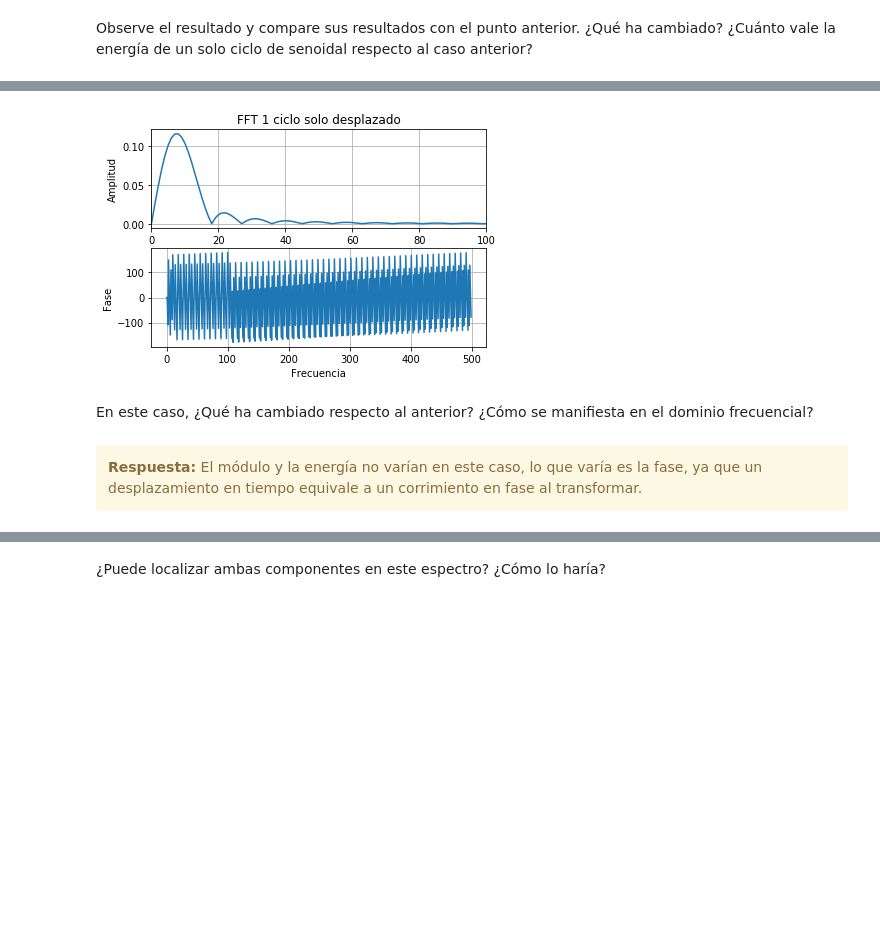
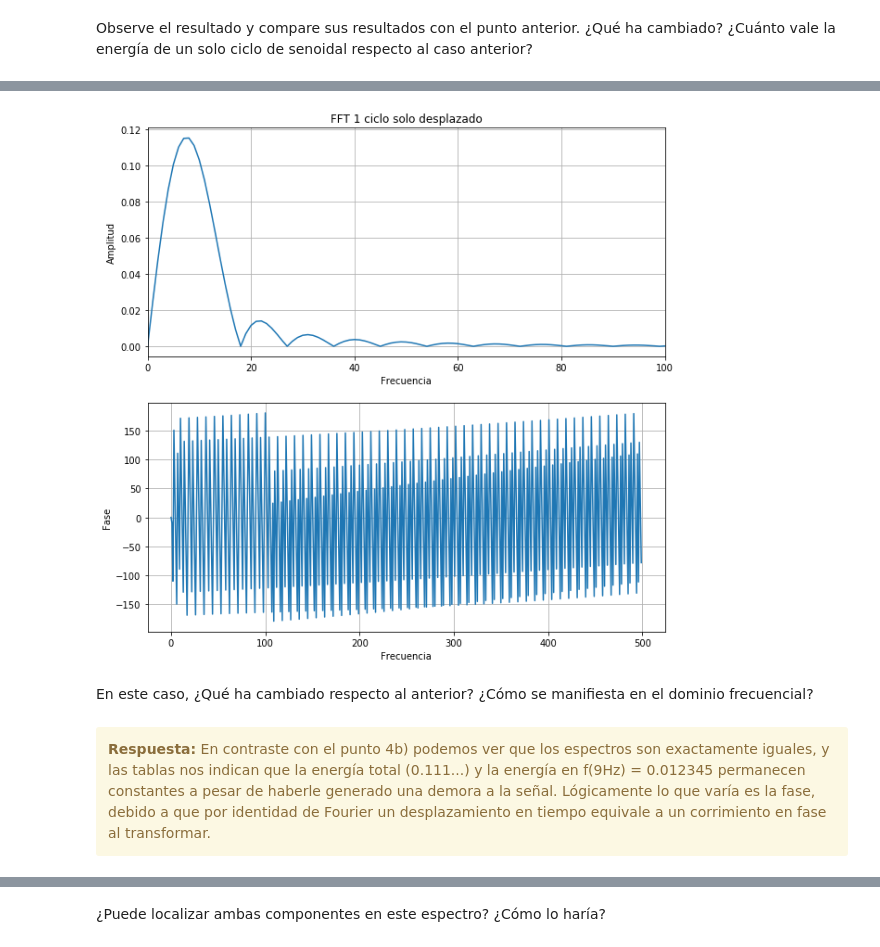
Before and after one commit to fgerce/DSP, a Jupyter notebook: TP1 - Muestreo de señales - Fourier.ipynb, the cells around one changed output, grey strips where cells are left out. Drawn from its saved outputs; the diff is of its cells as text; code cells hidden in the pictures; blank space fills up the shorter version.

```diff
--- a/TP1 - Muestreo de señales - Fourier.ipynb
+++ b/TP1 - Muestreo de señales - Fourier.ipynb
@@ -650,6 +664,7 @@ signal0 = np.concatenate((np.zeros(2*int(fs/f0)), signal0[0:int(fs/f0)]))
 signal0 = np.concatenate((signal0, np.zeros(N-3*int(fs/f0))),axis=0)
 modulo0, fase0, ww0 = ins.analizador_espectro(signal0, fs)
 
+plt.figure(figsize=(10,10))
 plt.subplot(2,1,1)
 plt.title("FFT 1 ciclo solo desplazado")
 plt.plot(ww0, modulo0, label='fs')
@@ -668,13 +683,13 @@ Ps = ins.sumatoria_modulo_cuadrado(modulo0[0:int(fs/2)])
 Pf0 = np.abs(modulo0[int(f0)])
 Pf0 = Pf0 * Pf0
 
-maxE = np.power(ins.get_max_point(modulo0)[1],2)
+maxE = ww0[np.argmax(modulo0)]
 #######################################
 
 tus_resultados = [ ['$\sum_{f=0}^{f_S/2} \lvert X(f) \rvert ^2$', '$ \lvert X(f_0) \rvert ^2 $', '$ \mathop{arg\ max}_f \{\lvert X(f) \rvert ^2\} $'],
                    ['',                                     '',                           '$f \in [0:f_S/2]$'],
                   ['', '', ''],
-                  [1/9, 1/81, 1/81], # <-- completar acá
+                  [1/9, 1/81, 9], # <-- completar acá
                   ['', '', ''],
                   [Ps, Pf0, maxE]  # <-- completar acá
                  ]
@@ -697,9 +712,9 @@ HTML(df.to_html())
-[figure, old version]
+[figure, new version]
 # %% [markdown]
 En este caso, ¿Qué ha cambiado respecto al anterior? ¿Cómo se manifiesta en el dominio frecuencial?
 # %% [markdown]
 <div class="alert alert-block alert-warning">
-<b>Respuesta:</b> El módulo y la energía no varían en este caso, lo que varía es la fase, ya que un desplazamiento en tiempo equivale a un corrimiento en fase al transformar.
+<b>Respuesta:</b> En contraste con el punto 4b) podemos ver que los espectros son exactamente iguales, y las tablas nos indican que la energía total (0.111...) y la energía en f(9Hz) = 0.012345 permanecen constantes a pesar de haberle generado una demora a la señal. Lógicamente lo que varía es la fase, debido a que por identidad de Fourier un desplazamiento en tiempo equivale a un corrimiento en fase al transformar.
 </div>
 # %% [markdown]
 <table width="80%" cellpadding="7" cellspacing="0">
```
Also changed, not shown: parts of 29 cells of this notebook, 9 other files.
